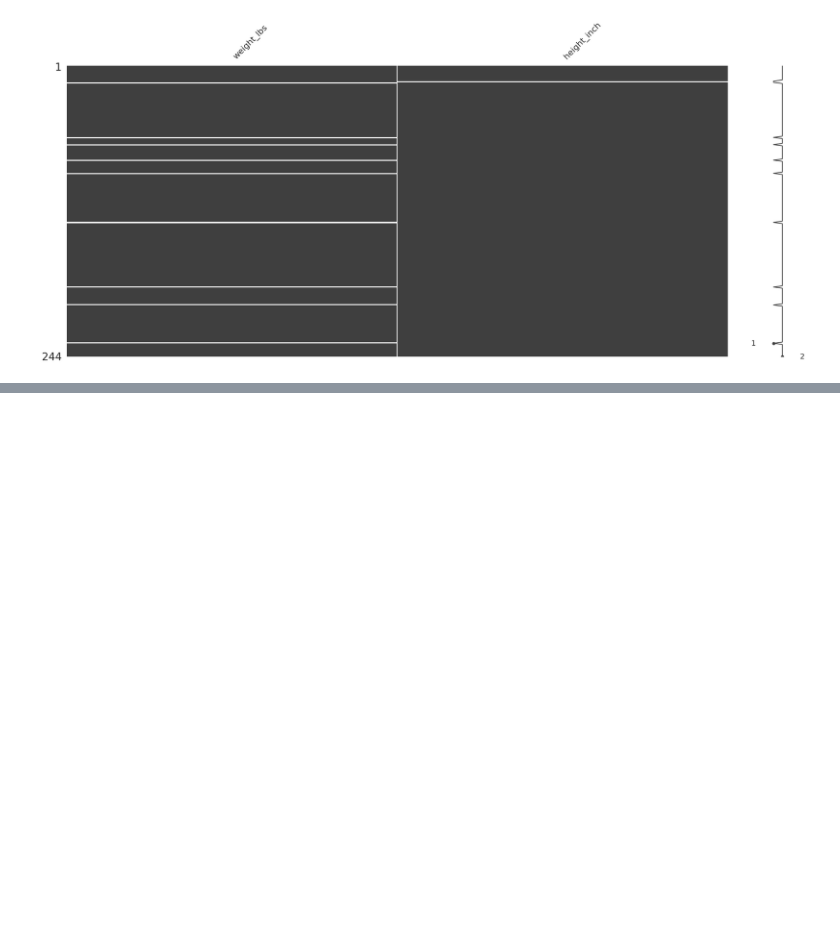
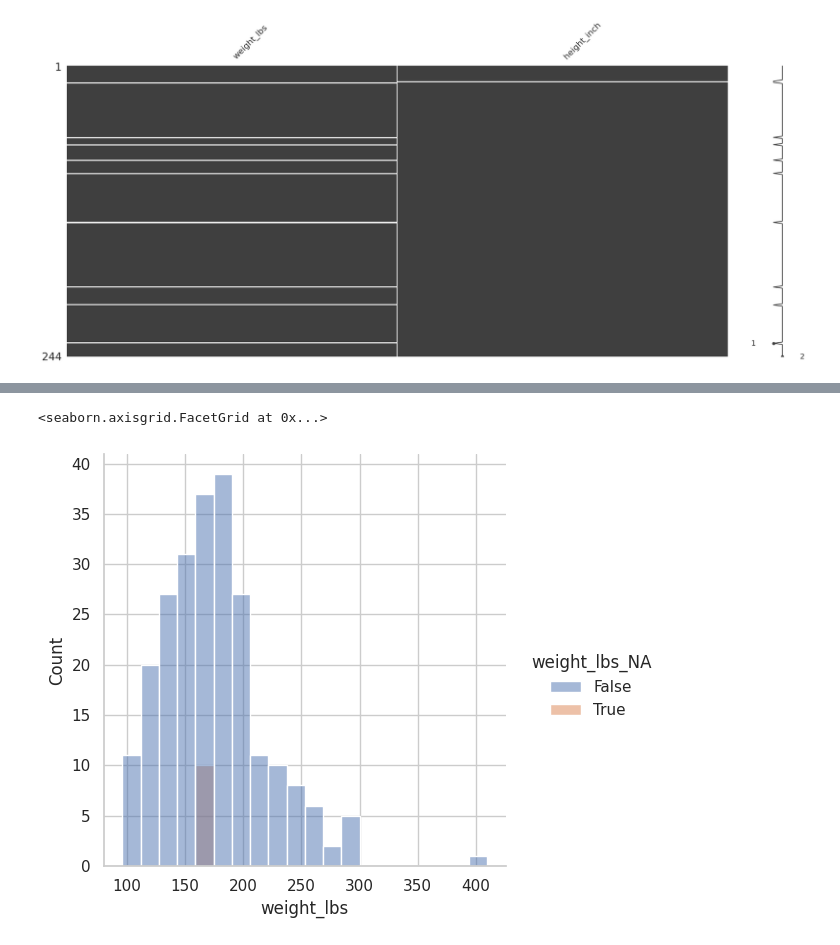
Before and after one commit to Monkey8596/Missing_data_handling-, a Jupyter notebook: notebooks/01_Exploration_Missing_values.ipynb, the cells around one changed output, grey strips where cells are left out. Cells and saved outputs as stored; diff of their text form; code cells hidden in the pictures; blank space fills up the shorter version.

```diff
--- a/notebooks/01_Exploration_Missing_values.ipynb
+++ b/notebooks/01_Exploration_Missing_values.ipynb
@@ -897,0 +928,25 @@ nan
+# %%
+(
+    riskfactors_df
+    .select_columns('weight_lbs', 'height_inch', 'bmi' )
+    .missing.bind_shadow_matrix(
+        true_string = True,
+        false_string = False
+    )
+    .apply(
+        axis = 'rows',
+        func = lambda column: column.fillna(column.mean()) if '_NA' not in column.name else column
+    )
+    .pipe(
+        lambda df:(
+            sns.displot(
+            data=df,
+            x = 'weight_lbs',
+            hue = 'weight_lbs_NA'
+            )
+        )
+    )
+)
+# %% [output]
+<seaborn.axisgrid.FacetGrid at 0x...>
+[figure, added]
```
Also changed, not shown: parts of 5 cells of this notebook.
